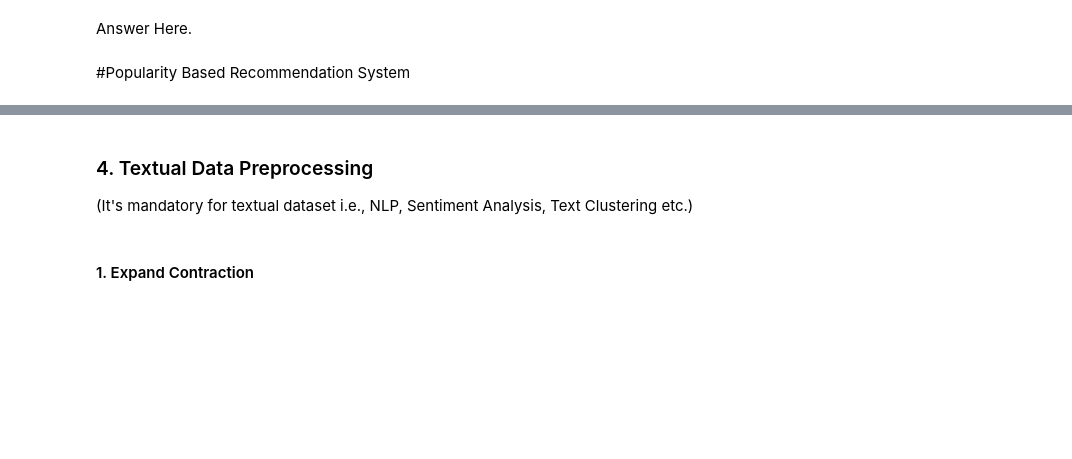
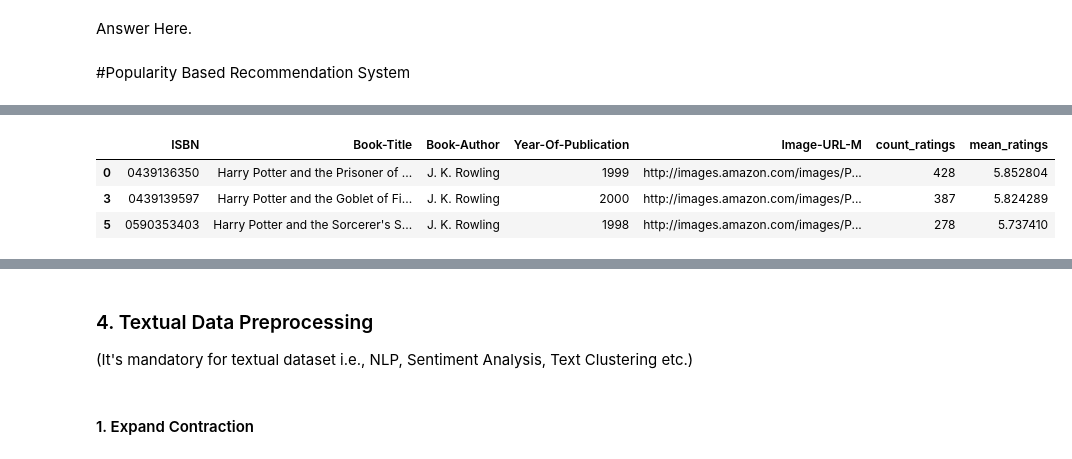
Before and after one commit to Pratik94229/Book-Recommendation-System, a Jupyter notebook: Books_Recommendation_System.ipynb, the cells around one changed output, grey strips where cells are left out. Cells and saved outputs as stored; diff of their text form; code cells hidden in the pictures; blank space fills up the shorter version.

```diff
--- a/Books_Recommendation_System.ipynb
+++ b/Books_Recommendation_System.ipynb
@@ -756,3 +820,9 @@ popular_books
 # %%
 popular_books = popular_books.merge(books_df,on='Book-Title').drop_duplicates('Book-Title')
-popular_books=popular_books[['Book-Title','Book-Author','Image-URL-M','count_ratings','mean_ratings']]
+popular_books=popular_books[['ISBN','Book-Title','Book-Author','Year-Of-Publication','Image-URL-M','count_ratings','mean_ratings']]
+popular_books.head(3)
+# %% [output]
+|  | ISBN | Book-Title | Book-Author | Year-Of-Publication | Image-URL-M | count_ratings | mean_ratings |
+| 0 | 0439136350 | Harry Potter and the Prisoner of ... | J. K. Rowling | 1999 | http://images.amazon.com/images/P... | 428 | 5.852804 |
+| 3 | 0439139597 | Harry Potter and the Goblet of Fi... | J. K. Rowling | 2000 | http://images.amazon.com/images/P... | 387 | 5.824289 |
+| 5 | 0590353403 | Harry Potter and the Sorcerer's S... | J. K. Rowling | 1998 | http://images.amazon.com/images/P... | 278 | 5.737410 |
```
Also changed, not shown: parts of 82 cells of this notebook.
